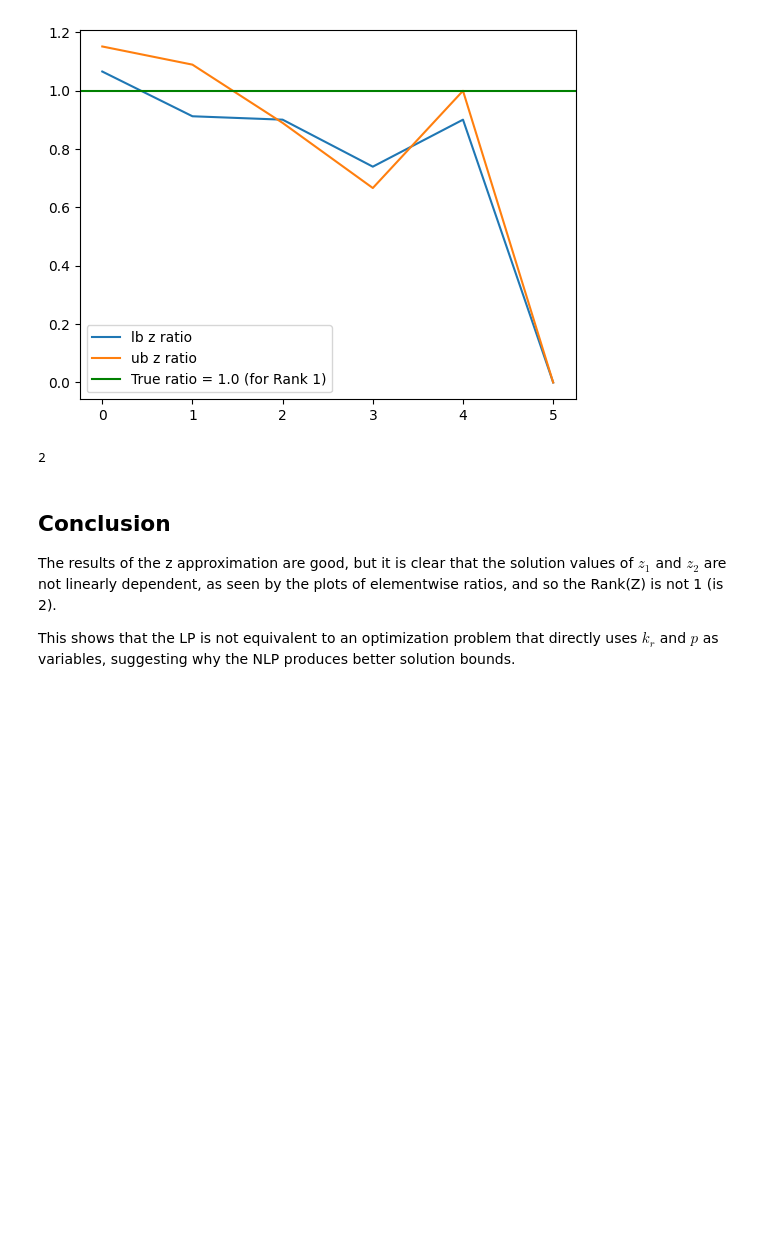
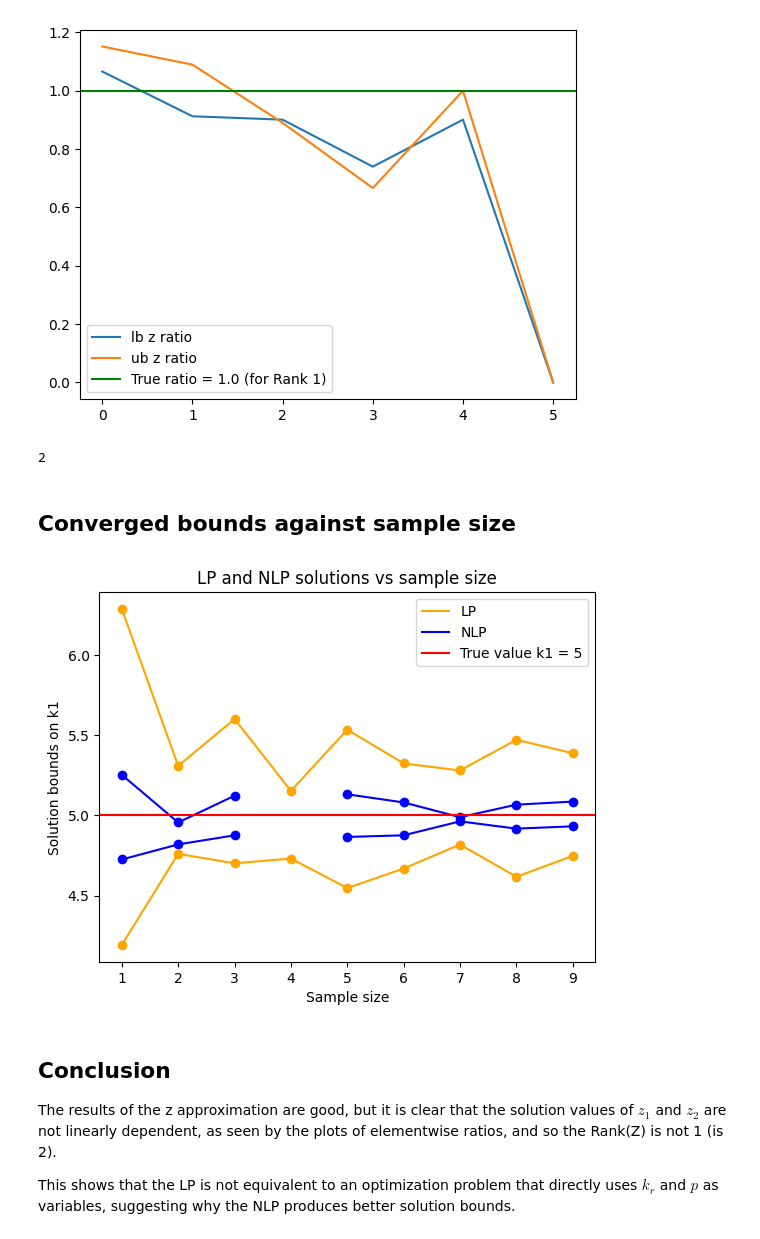
Before and after one commit to willjgh/M4R, a Jupyter notebook: birth_death_reaction.ipynb, the cells around one changed output. Cells and saved outputs as stored; diff of their text form; code cells hidden in the pictures; blank space fills up the shorter version.

```diff
--- a/birth_death_reaction.ipynb
+++ b/birth_death_reaction.ipynb
@@ -1699,6 +1780,49 @@ Z_lb = np.concatenate([solution_rank["z1_lb"].reshape(-1, 1), solution_rank["z2_
 np.linalg.matrix_rank(Z_lb)
 # %% [output]
 2
+# %% [markdown]
+## Converged bounds against sample size
+# %%
+# parameters
+k1 = 5
+k2 = 1
+x_max = 10
+
+# true stationary distribution
+true_p = [(k1 / k2)**k * math.exp(-k1 / k2) / math.factorial(k) for k in range(x_max)]
+
+# loop over sample size
+sample_sizes = [1000 * k for k in range(1, 10)]
+lbs_LP, ubs_LP = [], []
+lbs_NLP, ubs_NLP = [], []
+for n in sample_sizes:
+    # confidence intervals
+    estimates, intervals = bootstrap([x for x in range(x_max)], 0, [k1, k2], 100, n, 1000, printing=False)
+
+    # range(N) => using equations [0, ..., N - 1] => bounds p(0), ..., p(N)
+    lb_LP, ub_LP = birth_death_LP(range(x_max - 1), intervals, printing=False)
+    lbs_LP.append(lb_LP)
+    ubs_LP.append(ub_LP)
+    lb_NLP, ub_NLP = birth_death_NLP(range(x_max - 1), intervals, printing=False)
+    lbs_NLP.append(lb_NLP)
+    ubs_NLP.append(ub_NLP)
+
+plt.plot([k for k in range(1, 10)], lbs_LP, label="LP", color="orange")
+plt.plot([k for k in range(1, 10)], ubs_LP, color="orange")
+plt.scatter([k for k in range(1, 10)], lbs_LP, color="orange")
+plt.scatter([k for k in range(1, 10)], ubs_LP, color="orange")
+plt.plot([k for k in range(1, 10)], lbs_NLP, label="NLP", color="blue")
+plt.plot([k for k in range(1, 10)], ubs_NLP, color="blue")
+plt.scatter([k for k in range(1, 10)], lbs_NLP, color="blue")
+plt.scatter([k for k in range(1, 10)], ubs_NLP, color="blue")
+plt.axhline(k1, label=f"True value k1 = {k1}", color="red")
+plt.legend()
+plt.xlabel("Sample size")
+plt.ylabel("Solution bounds on k1")
+plt.title("LP and NLP solutions vs sample size")
+plt.show()
+# %% [output]
+[figure, added]
 # %% [markdown]
 ## Conclusion
 
```
Also changed, not shown: parts of 4 cells of this notebook.
